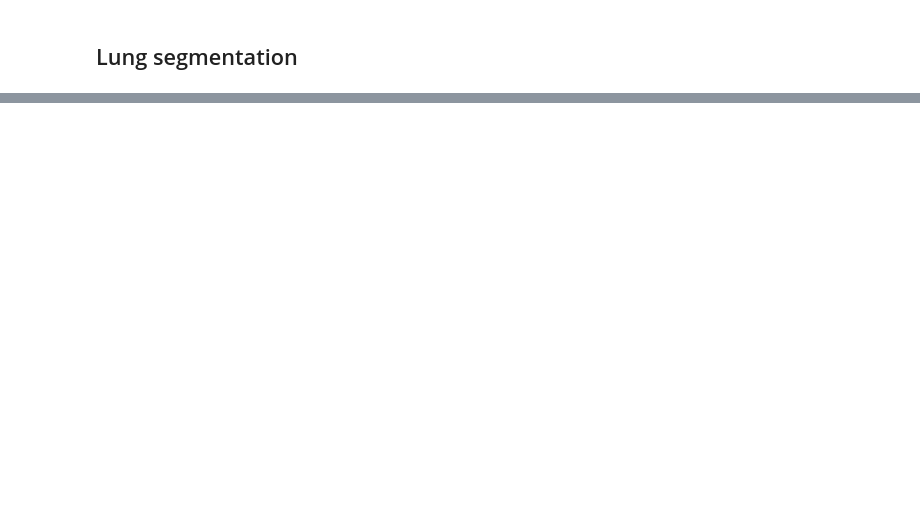
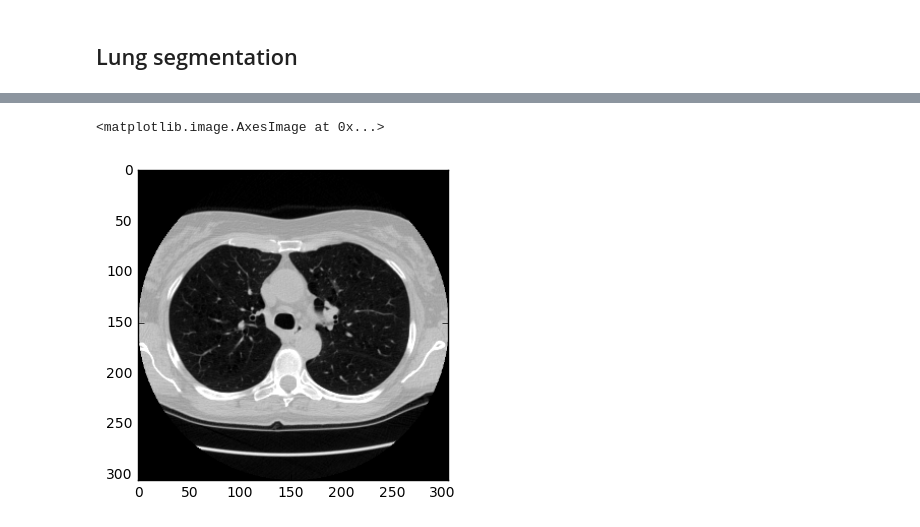
Before and after one commit to dearkafka/dsb, a Jupyter notebook: preprocess.ipynb, the cells around one changed output, grey strips where cells are left out. Saved outputs shown, nothing was run; the diff lists cells and outputs as text; code cells hidden in the pictures; blank space fills up the shorter version.

```diff
--- a/preprocess.ipynb
+++ b/preprocess.ipynb
@@ -82,0 +86,9 @@ def resample(image, scan, new_spacing=[1,1,1]):
+# %%
+MIN_BOUND = -1000.0
+MAX_BOUND = 400.0
+
+def normalize(image):
+    image = (image - MIN_BOUND) / (MAX_BOUND - MIN_BOUND)
+    image[image>1] = 1.
+    image[image<0] = 0.
+    return image
@@ -213,0 +257,7 @@ for patient in patients:
+# %%
+normalized = normalize(resampled)
+
+plt.imshow(normalized[im_index], cmap=plt.cm.gray)
+# %% [output]
+<matplotlib.image.AxesImage at 0x...>
+[figure, added]
```
Also changed, not shown: parts of 17 cells of this notebook.
